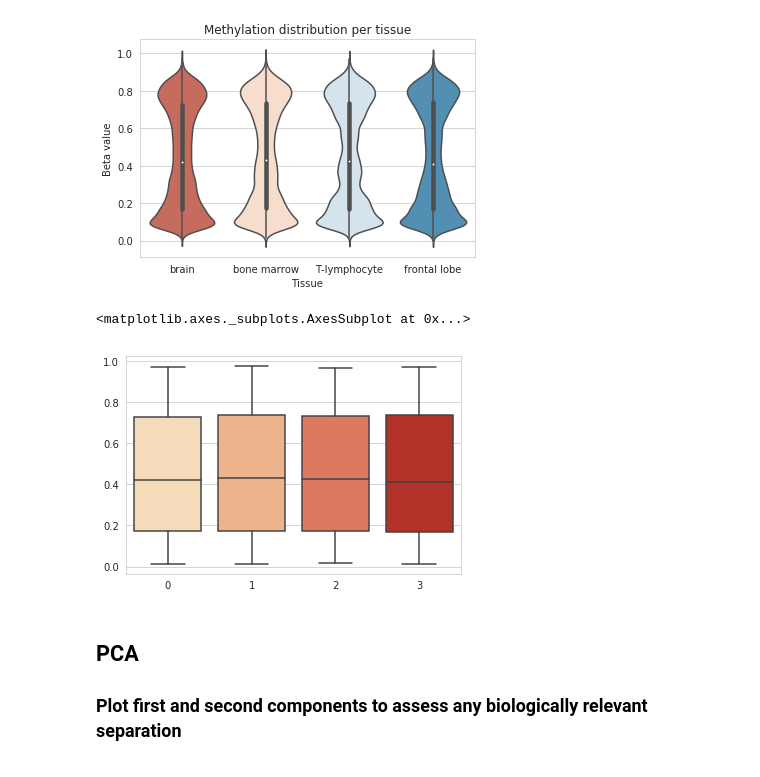
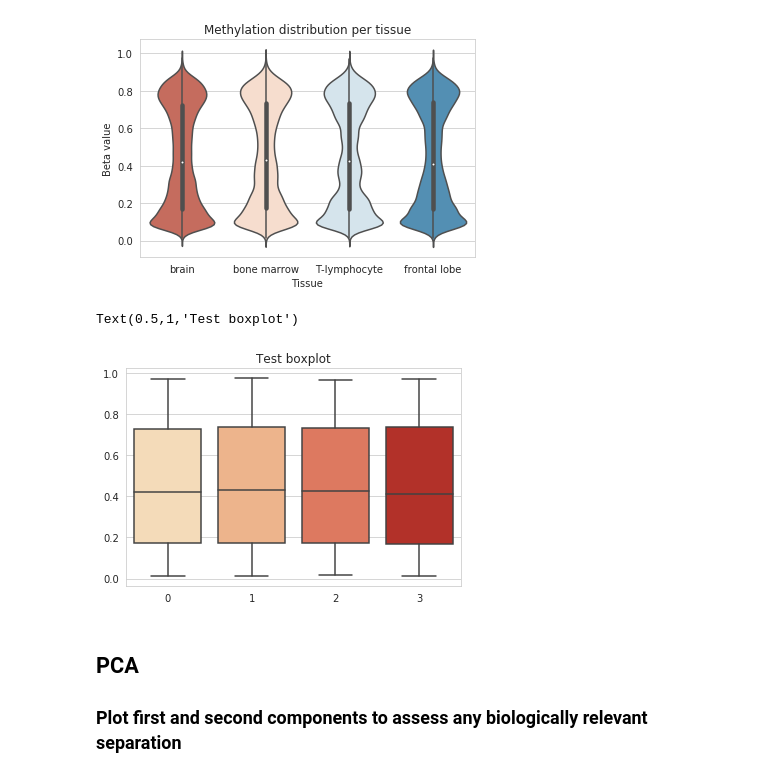
Before and after one commit to xroopnar/SPUG2019, a Jupyter notebook: Examples.ipynb, the cells around one changed output. Saved outputs shown, nothing was run; the diff lists cells and outputs as text; code cells hidden in the pictures.

Commit message:
added some additional debugging help in the example plots

```diff
--- a/Examples.ipynb
+++ b/Examples.ipynb
@@ -145,9 +165,10 @@ plt.show()
 # %%
 
 sns.boxplot(data=tissue_dist,palette="OrRd")
+plt.title("Test boxplot")
 # %% [output]
-<matplotlib.axes._subplots.AxesSubplot at 0x...>
+Text(0.5,1,'Test boxplot')
-[figure, old version]
+[figure, new version]
 # %% [markdown]
 ## PCA
 ### Plot first and second components to assess any biologically relevant separation
```
Also changed, not shown: parts of 6 cells of this notebook.
